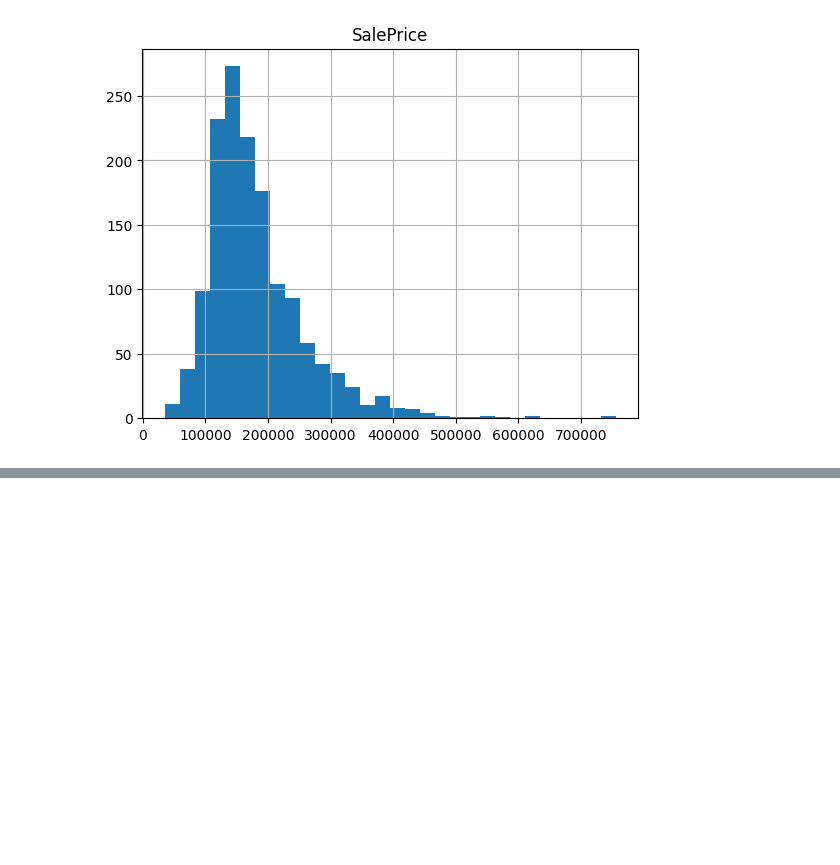
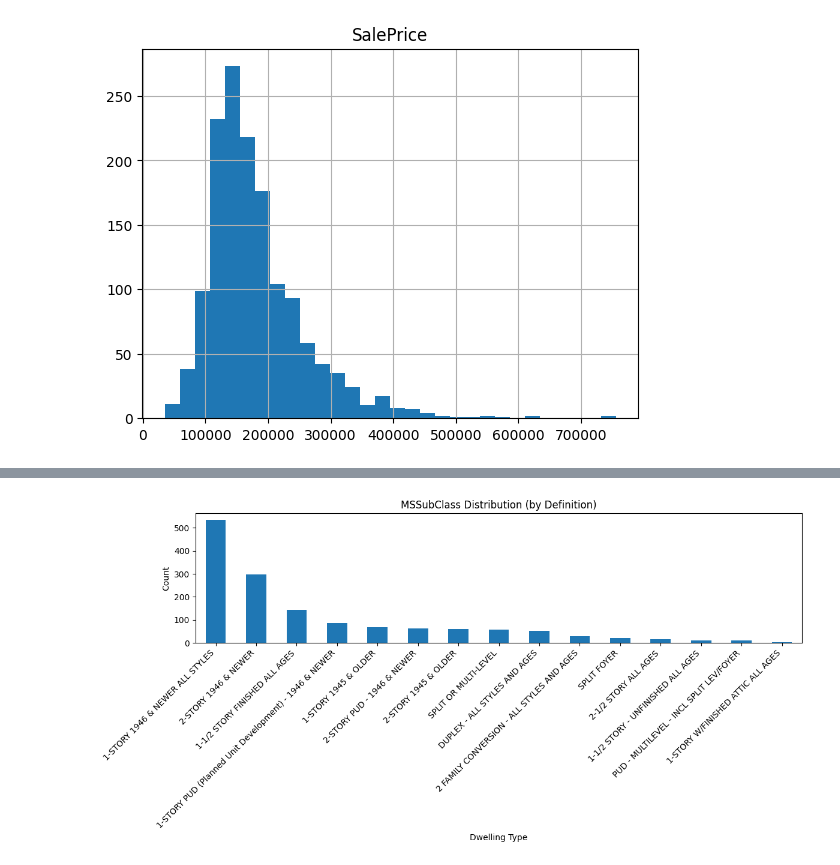
Before and after one commit to cpcamp1/ds-playground, a Jupyter notebook: kaggle_comps/House_Prices/house_price_kaggle.ipynb, the cells around one changed output, grey strips where cells are left out. Drawn from its saved outputs; the diff is of its cells as text; code cells hidden in the pictures; blank space fills up the shorter version.

```diff
--- a/kaggle_comps/House_Prices/house_price_kaggle.ipynb
+++ b/kaggle_comps/House_Prices/house_price_kaggle.ipynb
@@ -66,0 +94,23 @@ array([[<Axes: title={'center': 'SalePrice'}>]], dtype=object)
+# %%
+# Mapping MSSubClass codes to definitions
+ms_subclass_map = {
+    20: "1-STORY 1946 & NEWER ALL STYLES",
+    30: "1-STORY 1945 & OLDER",
+    40: "1-STORY W/FINISHED ATTIC ALL AGES",
+    45: "1-1/2 STORY - UNFINISHED ALL AGES",
+    50: "1-1/2 STORY FINISHED ALL AGES",
+    60: "2-STORY 1946 & NEWER",
+    70: "2-STORY 1945 & OLDER",
+    75: "2-1/2 STORY ALL AGES",
+    80: "SPLIT OR MULTI-LEVEL",
+    85: "SPLIT FOYER",
+    90: "DUPLEX - ALL STYLES AND AGES",
+    120: "1-STORY PUD (Planned Unit Development) - 1946 & NEWER",
+    150: "1-1/2 STORY PUD - ALL AGES",
+    160: "2-STORY PUD - 1946 & NEWER",
+    180: "PUD - MULTILEVEL - INCL SPLIT LEV/FOYER",
+    190: "2 FAMILY CONVERSION - ALL STYLES AND AGES"
+}
+
+house_price_data['MSSubClass_def'] = house_price_data['MSSubClass'].map(ms_subclass_map)
+house_price_data[['MSSubClass', 'MSSubClass_def']].head()
@@ -66,0 +124,12 @@ array([[<Axes: title={'center': 'SalePrice'}>]], dtype=object)
+# %%
+# Visualize MSSubClass counts with definitions
+plt.figure(figsize=(12,6))
+house_price_data['MSSubClass_def'].value_counts().plot(kind='bar')
+plt.title('MSSubClass Distribution (by Definition)')
+plt.ylabel('Count')
+plt.xlabel('Dwelling Type')
+plt.xticks(rotation=45, ha='right')
+plt.tight_layout()
+plt.show()
+# %% [output]
+[figure, added]
```
Also changed, not shown: parts of 39 cells of this notebook.
